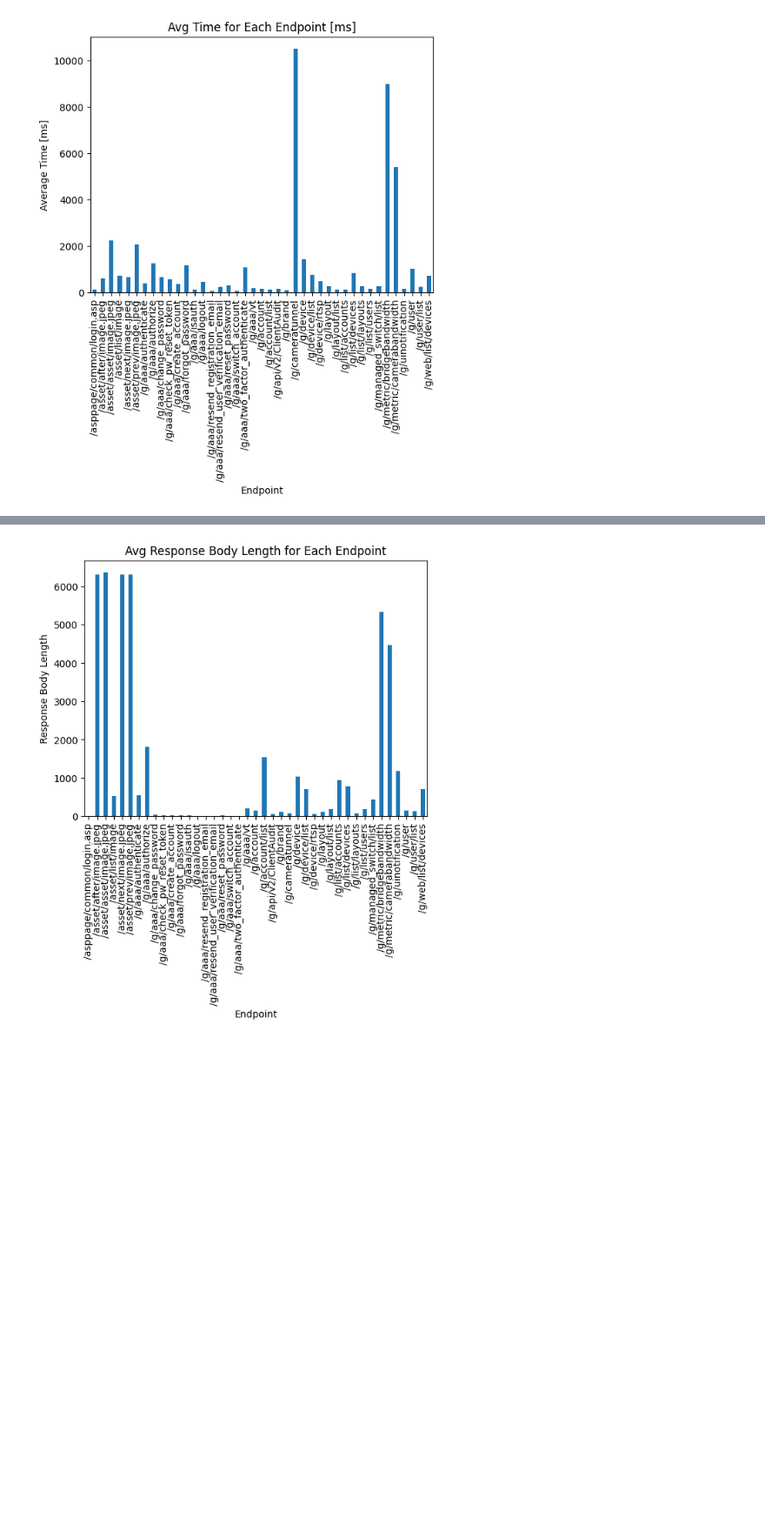
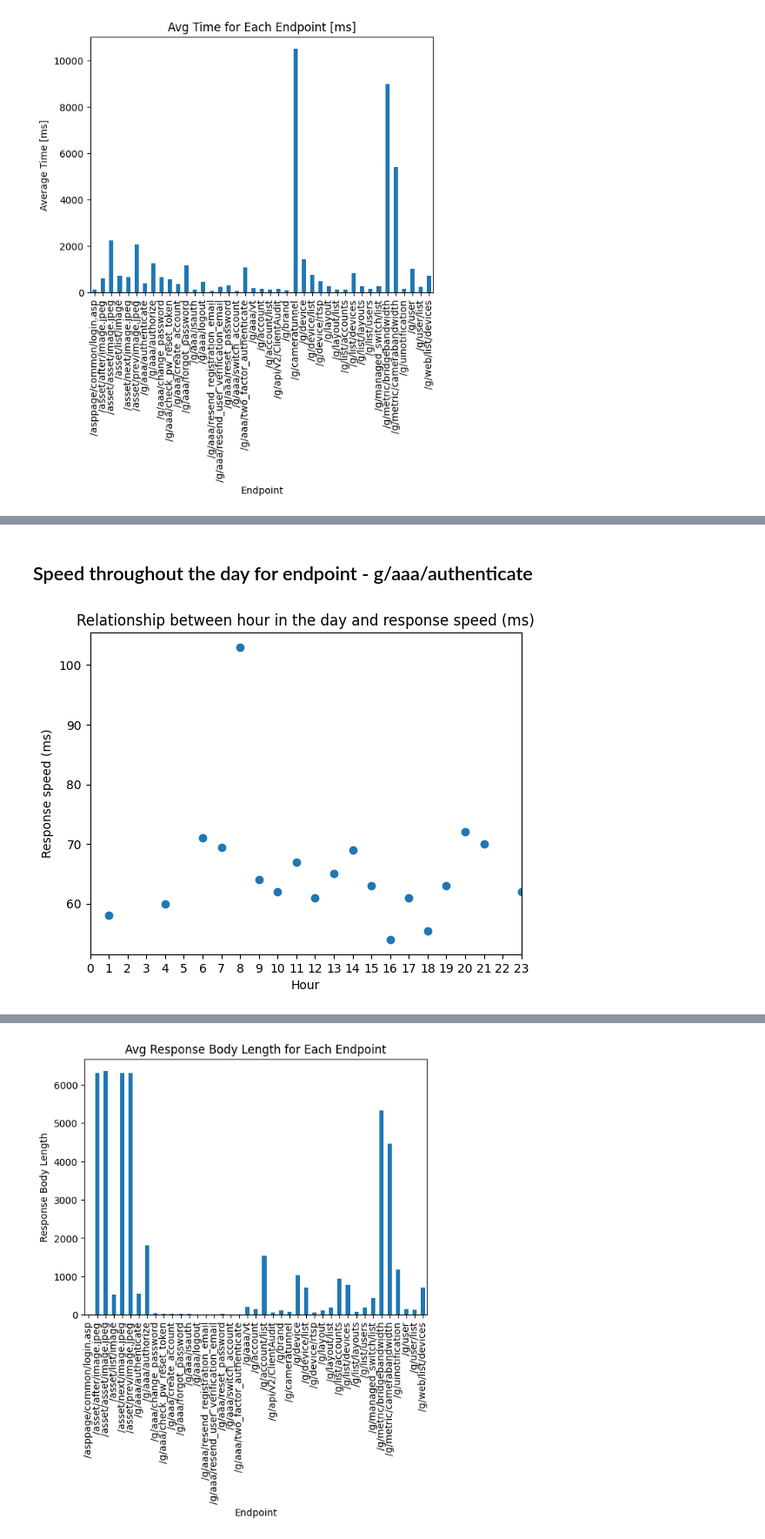
Before and after one commit to niallbuckley/API-data-analytics, a Jupyter notebook: analysis-EEN.ipynb, the cells around one changed output, grey strips where cells are left out. Shown at 87% size. Cells and saved outputs as stored; diff of their text form; code cells hidden in the pictures; blank space fills up the shorter version.

```diff
--- a/analysis-EEN.ipynb
+++ b/analysis-EEN.ipynb
@@ -70,0 +108,29 @@ plt.show()
+# %% [markdown]
+## Speed throughout the day for endpoint - g/aaa/authenticate
+# %%
+# Create a new column with the hour value
+df['Hour'] = df['Start Time CST'].dt.hour
+df_auth = df[df['Endpoint'] == '/g/aaa/authenticate']
+
+#Calculate the mean duration for each hour
+hourly_mean_duration = df_auth.groupby('Hour')['Duration till body received[ms]'].median()
+
+# create a new dataframe with all hours included
+all_hours = pd.DataFrame({'Hour': range(24)})
+
+# Merge the hourly mean duration data with the all-hours dataframe
+result = pd.merge(all_hours, hourly_mean_duration, on='Hour', how='left')
+
+# Build scatter plot
+fig, ax = plt.subplots()
+ax.scatter(result['Hour'], result['Duration till body received[ms]'])
+ax.set_xlabel('Hour')
+ax.set_ylabel('Response speed (ms)')
+ax.set_title('Relationship between hour in the day and response speed (ms)')
+ax.set_xlim(0, 23) # Set the x-axis to cover 24 hours
+ax.set_xticks(range(0, 24, 1))
+ax.set_xticklabels(range(0, 24, 1))
+
+plt.show()
+# %% [output]
+[figure, added]
```
Also changed, not shown: parts of 16 cells of this notebook, 3 other files.
